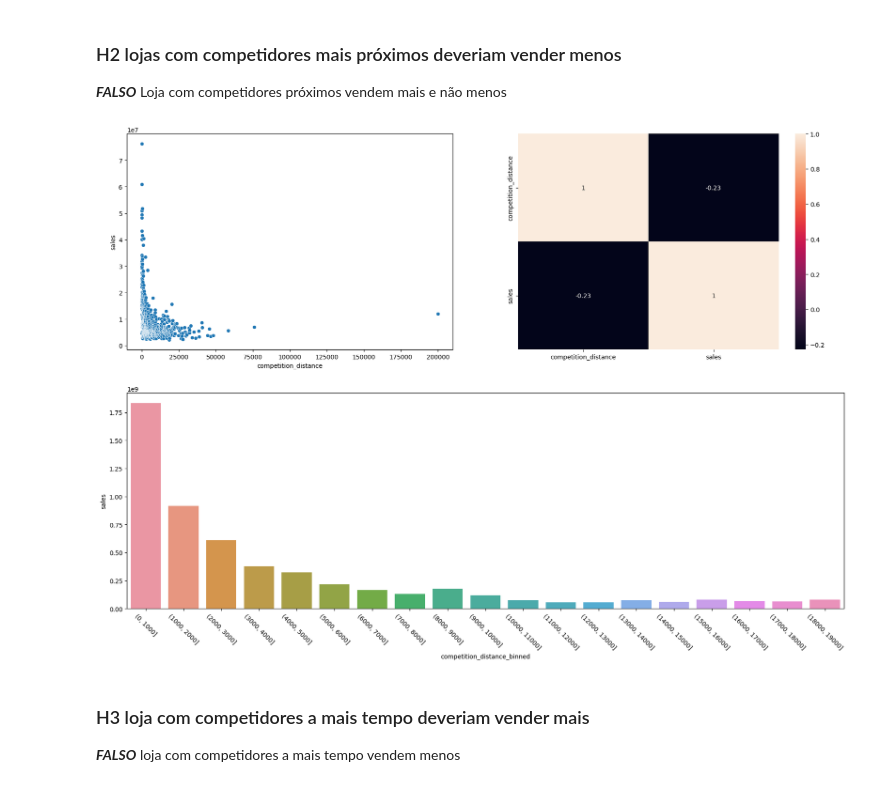
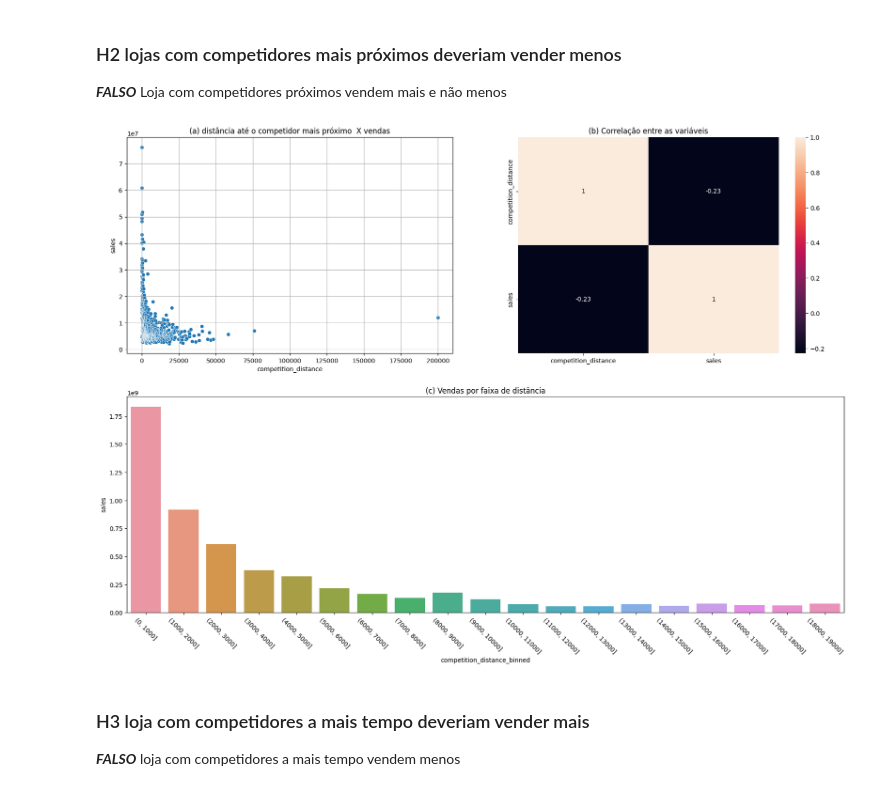
Before and after one commit to MayconRochaaa/rossmann_project, a Jupyter notebook: store_sales_prediction.ipynb, the cells around one changed output. Drawn from its saved outputs; the diff is of its cells as text; code cells hidden in the pictures.

```diff
--- a/store_sales_prediction.ipynb
+++ b/store_sales_prediction.ipynb
@@ -564,24 +564,27 @@ aux3.pivot(index='year_week', columns='assortment', values='sales').plot()
 # %%
 aux1 = df4[['competition_distance','sales']].groupby('competition_distance').sum().reset_index()
 
 bins = list(np.arange(0,20000,1000))
 
 fig = plt.subplots(figsize=(21,14));
 plt.subplot(2,2,1);
 sns.scatterplot(x='competition_distance', y='sales', data=aux1);
+plt.grid(True)
+plt.title('(a) distância até o competidor mais próximo  X vendas');
 
 plt.subplot(2,2,2);
 sns.heatmap(aux1.corr(method='pearson'), annot=True);
-
 aux1['competition_distance_binned'] = pd.cut(aux1['competition_distance'], bins = bins)
 aux2 = aux1[['competition_distance_binned','sales']].groupby('competition_distance_binned').sum().reset_index()
+plt.title('(b) Correlação entre as variáveis');
 
 
 plt.subplot(2,2,(3,4));
 sns.barplot(x='competition_distance_binned', y='sales', data=aux2);
 plt.xticks(rotation=-45);
+plt.title('(c) Vendas por faixa de distância');
 # %% [output]
-[figure, old version]
+[figure, new version]
 # %% [markdown]
 ### H3 loja com competidores a mais tempo deveriam vender mais
 ***FALSO*** loja com competidores a mais tempo vendem menos
```
Also changed, not shown: parts of 14 cells of this notebook, 5 other files.
